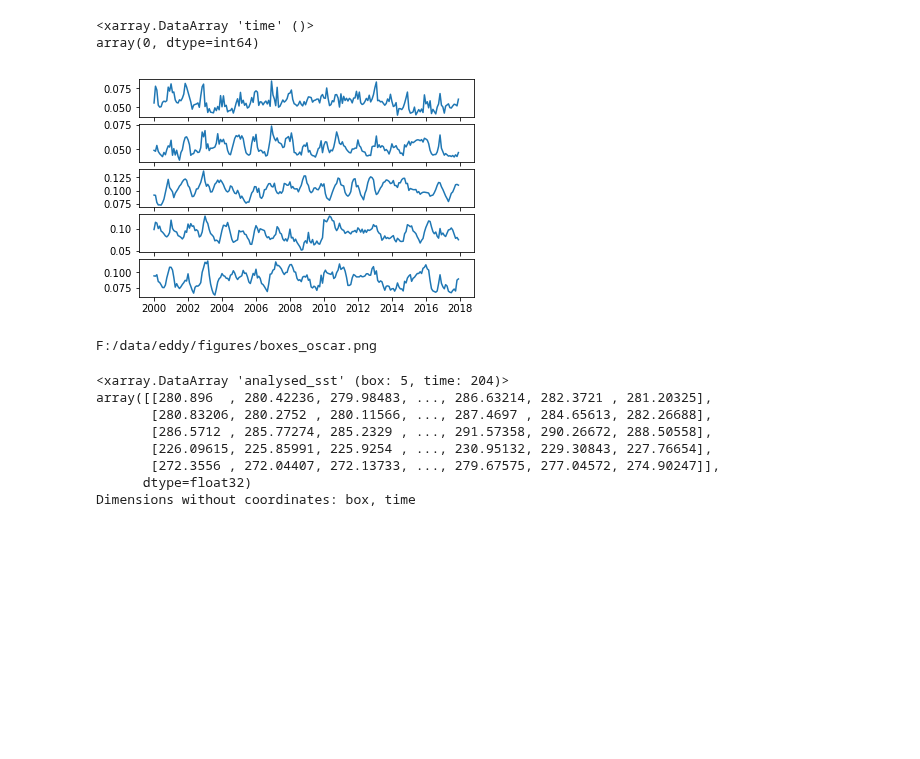
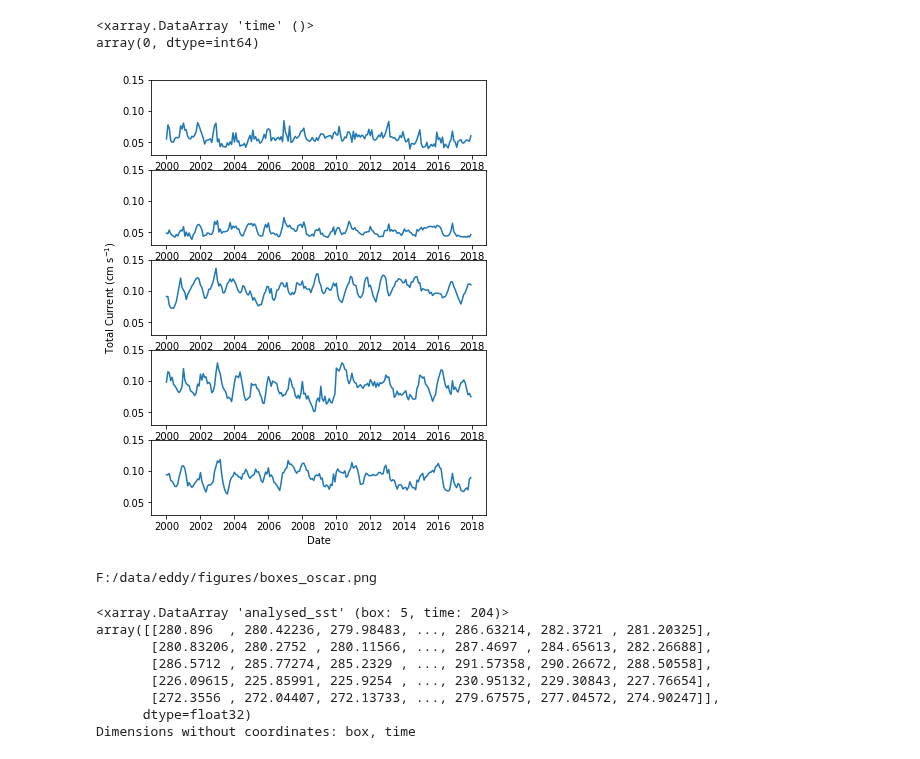
Before and after one commit to cgentemann/Biophysical, a Jupyter notebook: average environment in boxes.ipynb, the cells around one changed output. Drawn from its saved outputs; the diff is of its cells as text; code cells hidden in the pictures; blank space fills up the shorter version.

```diff
--- a/average environment in boxes.ipynb
+++ b/average environment in boxes.ipynb
@@ -80,18 +80,27 @@ min(ds_cmc.time[:])
 array(0, dtype=int64)
 # %%
 import matplotlib.pyplot as plt
-plt.figure(figsize=(6, 4))
+#        fig,ax = plt.subplots(1)
+plt.figure(figsize=(6, 8))
 for i in range(0,5):
     plt.subplot(5, 1, i+1)
     plt.plot(ds_oscar.time[:],ds_oscar.tot_vel[i,:,0])
+    #plt.text(2012,0.1,str(boxes_names[i]), fontsize=12)
+    plt.ylim([0.03,0.15])
+#    if i<4:
+#        plt.set_xticklabels([])
+    if i==4:
+        plt.xlabel('Date')
+    if i==2:
+        plt.ylabel('Total Current (cm s$^{-1}$)')
     #plt.plot(ds_cmc.time[:],ds_cmc.analysed_sst[i,:]-273.15,'r')
 fig_fname=dir_figs+"boxes_oscar.png"
 #fig_fname=dir_figs+"boxes_sst.png"
 plt.savefig(fig_fname, transparent=False, format='png')
 plt.show()
 print(fig_fname)
 # %% [output]
-[figure, old version]
+[figure, new version]
 F:/data/eddy/figures/boxes_oscar.png
 # %%
 #filename_oscar_clim = dir_clim + 'oscar_v2009_1993_2016_climatology_12202118.nc'
```
Also changed, not shown: 1 other file.
